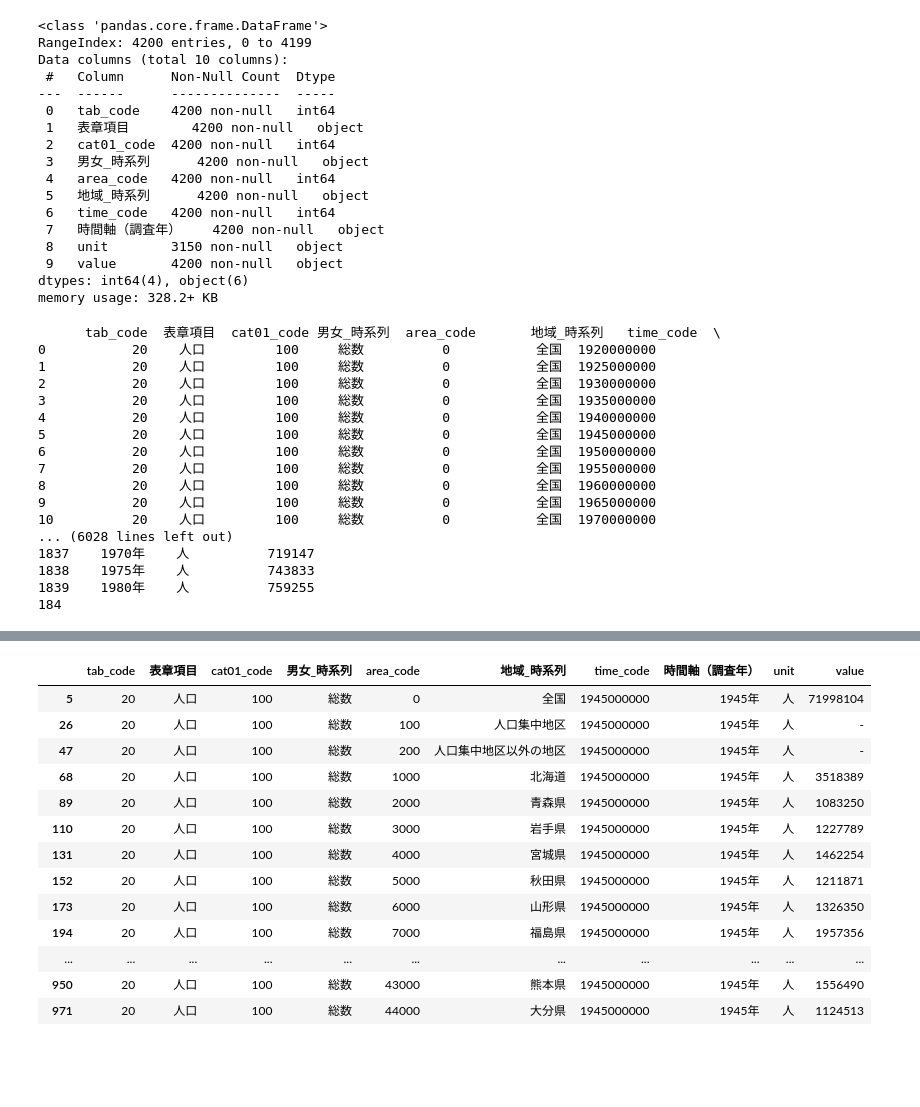
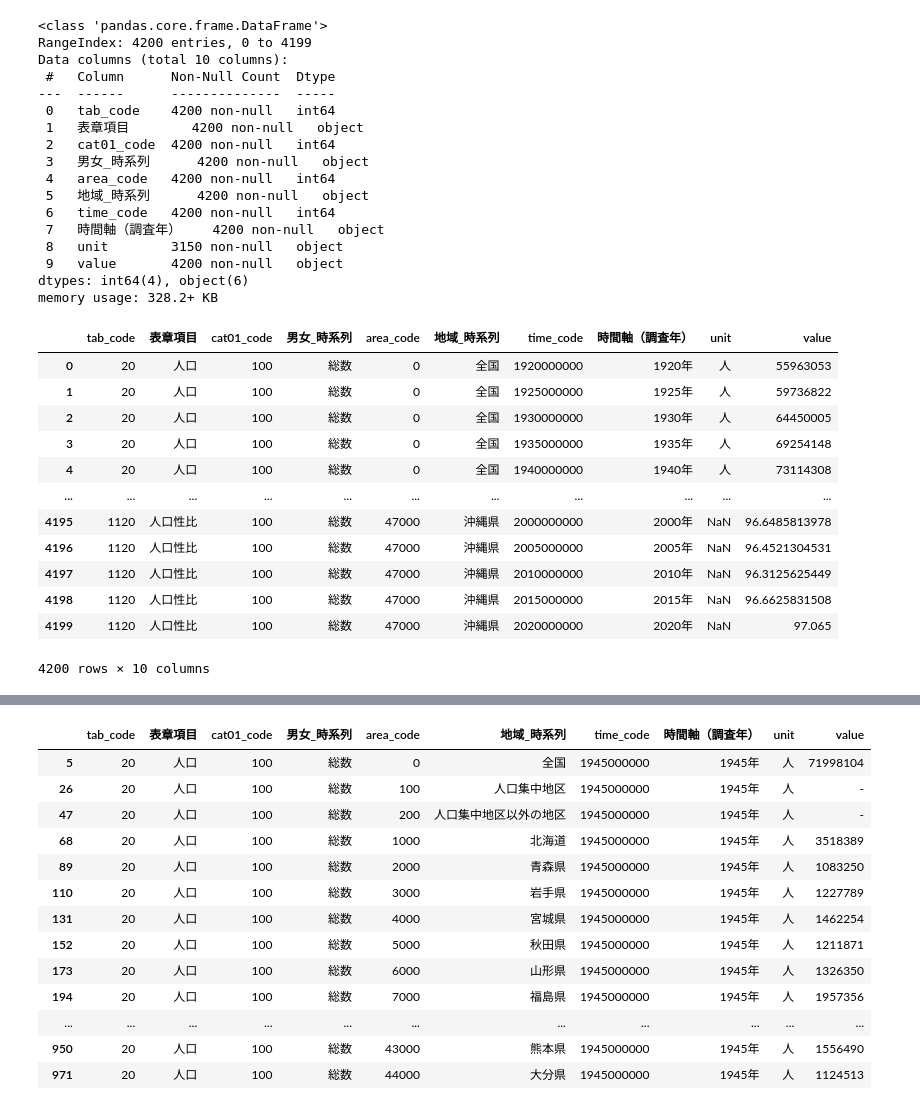
Before and after one commit to umedadada/nikkei_software_202407, a Jupyter notebook: 2024_nikkeisoftware_01.ipynb, the cells around one changed output, grey strips where cells are left out. Drawn from its saved outputs; the diff is of its cells as text; code cells hidden in the pictures; blank space fills up the shorter version.

```diff
--- a/2024_nikkeisoftware_01.ipynb
+++ b/2024_nikkeisoftware_01.ipynb
@@ -8,51 +8,47 @@ import plotly.graph_objects as go
 # %%
 # データの読み込み
 df=pd.read_csv('./FEH_00200521_240311192951.csv',encoding="shift-jis")
 # データのカラム確認
 df.info()
 
 # データの表示
-#行の表示数の上限を撤廃
-pd.set_option('display.max_rows', None)
-#列の表示数の上限を撤廃
-pd.set_option('display.max_columns', None)
+# #行の表示数の上限を撤廃
+# pd.set_option('display.max_rows', None)
+# #列の表示数の上限を撤廃
+# pd.set_option('display.max_columns', None)
 # データの表示
 df
 # %% [output]
 <class 'pandas.core.frame.DataFrame'>
 RangeIndex: 4200 entries, 0 to 4199
 Data columns (total 10 columns):
  #   Column      Non-Null Count  Dtype
 ---  ------      --------------  -----
  0   tab_code    4200 non-null   int64
  1   表章項目        4200 non-null   object
  2   cat01_code  4200 non-null   int64
  3   男女_時系列      4200 non-null   object
  4   area_code   4200 non-null   int64
  5   地域_時系列      4200 non-null   object
  6   time_code   4200 non-null   int64
  7   時間軸（調査年）    4200 non-null   object
  8   unit        3150 non-null   object
  9   value       4200 non-null   object
 dtypes: int64(4), object(6)
 memory usage: 328.2+ KB
+|  | tab_code | 表章項目 | cat01_code | 男女_時系列 | area_code | 地域_時系列 | time_code | 時間軸（調査年） | unit | value |
+| 0 | 20 | 人口 | 100 | 総数 | 0 | 全国 | 1920000000 | 1920年 | 人 | 55963053 |
+| 1 | 20 | 人口 | 100 | 総数 | 0 | 全国 | 1925000000 | 1925年 | 人 | 59736822 |
+| 2 | 20 | 人口 | 100 | 総数 | 0 | 全国 | 1930000000 | 1930年 | 人 | 64450005 |
+| 3 | 20 | 人口 | 100 | 総数 | 0 | 全国 | 1935000000 | 1935年 | 人 | 69254148 |
+| 4 | 20 | 人口 | 100 | 総数 | 0 | 全国 | 1940000000 | 1940年 | 人 | 73114308 |
+| ... | ... | ... | ... | ... | ... | ... | ... | ... | ... | ... |
+| 4195 | 1120 | 人口性比 | 100 | 総数 | 47000 | 沖縄県 | 2000000000 | 2000年 | NaN | 96.6485813978 |
+| 4196 | 1120 | 人口性比 | 100 | 総数 | 47000 | 沖縄県 | 2005000000 | 2005年 | NaN | 96.4521304531 |
+| 4197 | 1120 | 人口性比 | 100 | 総数 | 47000 | 沖縄県 | 2010000000 | 2010年 | NaN | 96.3125625449 |
+| 4198 | 1120 | 人口性比 | 100 | 総数 | 47000 | 沖縄県 | 2015000000 | 2015年 | NaN | 96.6625831508 |
+| 4199 | 1120 | 人口性比 | 100 | 総数 | 47000 | 沖縄県 | 2020000000 | 2020年 | NaN | 97.065 |
-      tab_code  表章項目  cat01_code 男女_時系列  area_code       地域_時系列   time_code  \
-0           20    人口         100     総数          0           全国  1920000000
-1           20    人口         100     総数          0           全国  1925000000
-2           20    人口         100     総数          0           全国  1930000000
-3           20    人口         100     総数          0           全国  1935000000
-4           20    人口         100     総数          0           全国  1940000000
-5           20    人口         100     総数          0           全国  1945000000
-6           20    人口         100     総数          0           全国  1950000000
-7           20    人口         100     総数          0           全国  1955000000
-8           20    人口         100     総数          0           全国  1960000000
-9           20    人口         100     総数          0           全国  1965000000
-10          20    人口         100     総数          0           全国  1970000000
-... (6028 lines left out)
-1837    1970年    人          719147
-1838    1975年    人          743833
-1839    1980年    人          759255
-184
+4200 rows × 10 columns
 # %%
 # 可視化のためのデータ加工
 ## 条件の絞り込み
```
